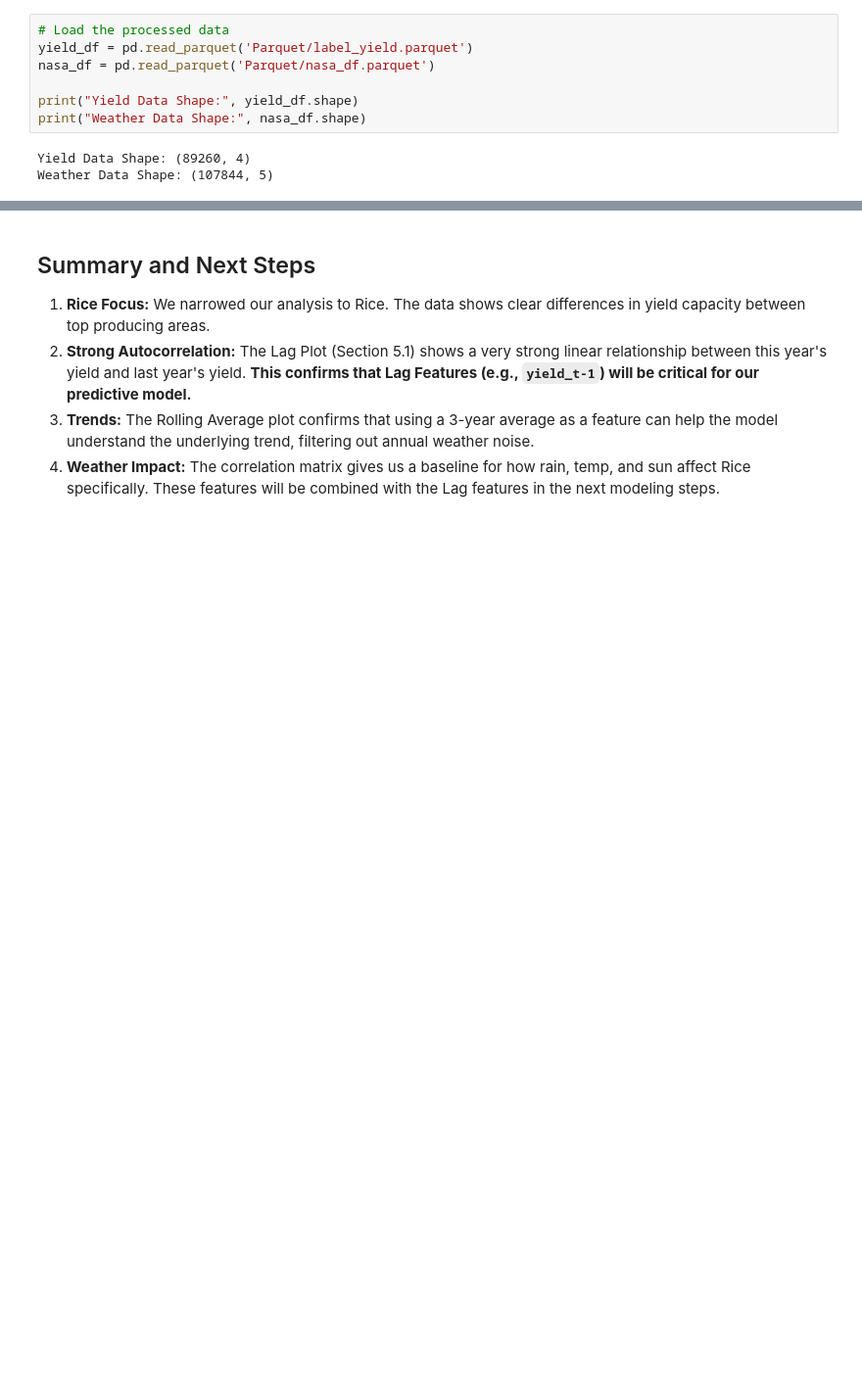
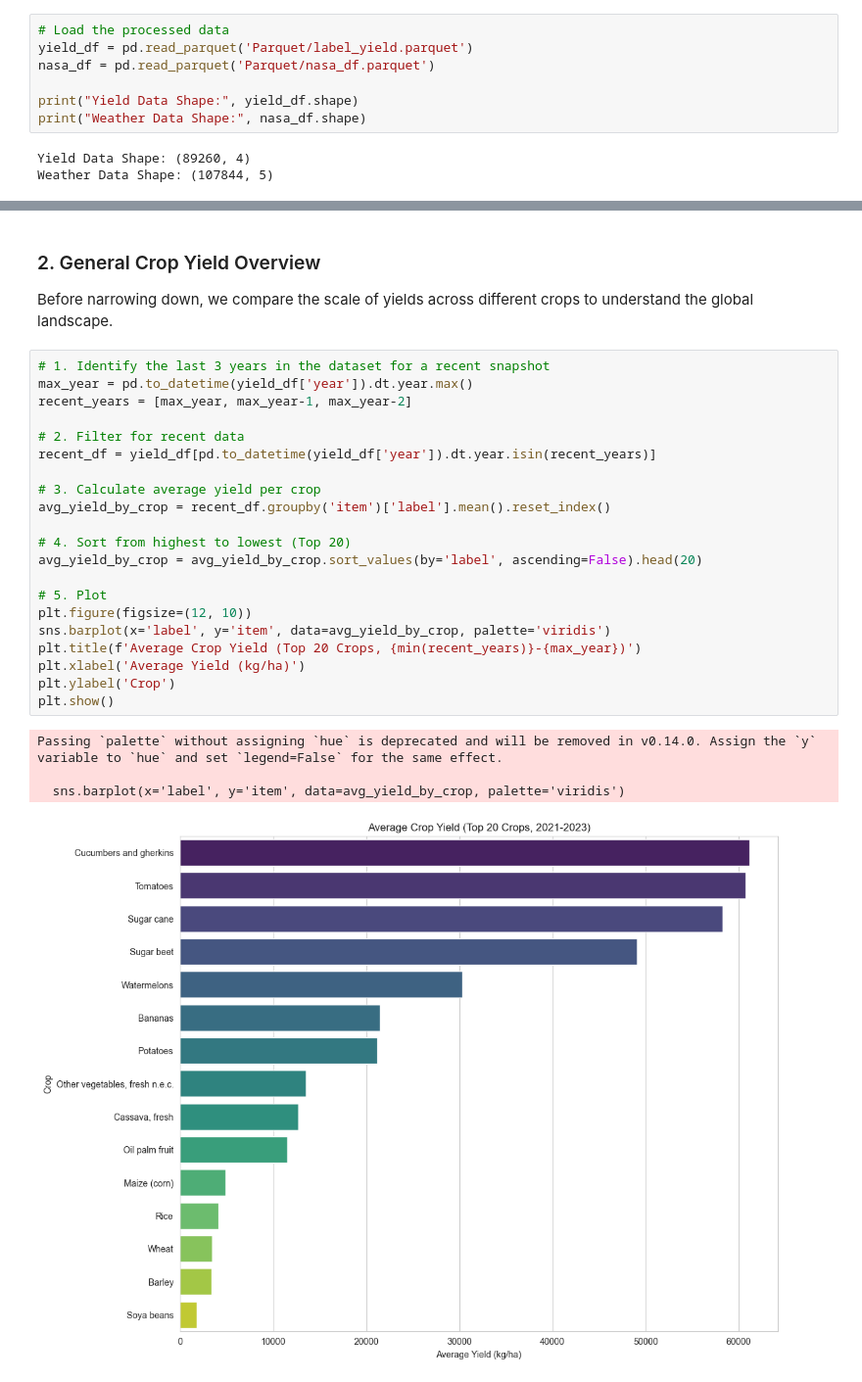
Before and after one commit to pavinpp/ML_project, a Jupyter notebook: Final/Part_2_EDA.ipynb, the cells around one changed output, grey strips where cells are left out. Shown at 98% size. Saved outputs shown, nothing was run; the diff lists cells and outputs as text; blank space fills up the shorter version.

```diff
--- a/Final/Part_2_EDA.ipynb
+++ b/Final/Part_2_EDA.ipynb
@@ -501,7 +32,29 @@ plt.show()
-# %% [markdown]
-## Summary and Next Steps
-
-1.  **Rice Focus:** We narrowed our analysis to Rice. The data shows clear differences in yield capacity between top producing areas.
-2.  **Strong Autocorrelation:** The Lag Plot (Section 5.1) shows a very strong linear relationship between this year's yield and last year's yield. **This confirms that Lag Features (e.g., `yield_t-1`) will be critical for our predictive model.**
-3.  **Trends:** The Rolling Average plot confirms that using a 3-year average as a feature can help the model understand the underlying trend, filtering out annual weather noise.
-4.  **Weather Impact:** The correlation matrix gives us a baseline for how rain, temp, and sun affect Rice specifically. These features will be combined with the Lag features in the next modeling steps.
+# %% [markdown]
+### 2. General Crop Yield Overview
+Before narrowing down, we compare the scale of yields across different crops to understand the global landscape.
+# %%
+# 1. Identify the last 3 years in the dataset for a recent snapshot
+max_year = pd.to_datetime(yield_df['year']).dt.year.max()
+recent_years = [max_year, max_year-1, max_year-2]
+
+# 2. Filter for recent data
+recent_df = yield_df[pd.to_datetime(yield_df['year']).dt.year.isin(recent_years)]
+
+# 3. Calculate average yield per crop
+avg_yield_by_crop = recent_df.groupby('item')['label'].mean().reset_index()
+
+# 4. Sort from highest to lowest (Top 20)
+avg_yield_by_crop = avg_yield_by_crop.sort_values(by='label', ascending=False).head(20)
+
+# 5. Plot
+plt.figure(figsize=(12, 10))
+sns.barplot(x='label', y='item', data=avg_yield_by_crop, palette='viridis')
+plt.title(f'Average Crop Yield (Top 20 Crops, {min(recent_years)}-{max_year})')
+plt.xlabel('Average Yield (kg/ha)')
+plt.ylabel('Crop')
+plt.show()
+# %% [output]
+Passing `palette` without assigning `hue` is deprecated and will be removed in v0.14.0. Assign the `y` variable to `hue` and set `legend=False` for the same effect.
+
+  sns.barplot(x='label', y='item', data=avg_yield_by_crop, palette='viridis')
+[figure, added]
```
Also changed, not shown: parts of 37 cells of this notebook, 39 other files.
